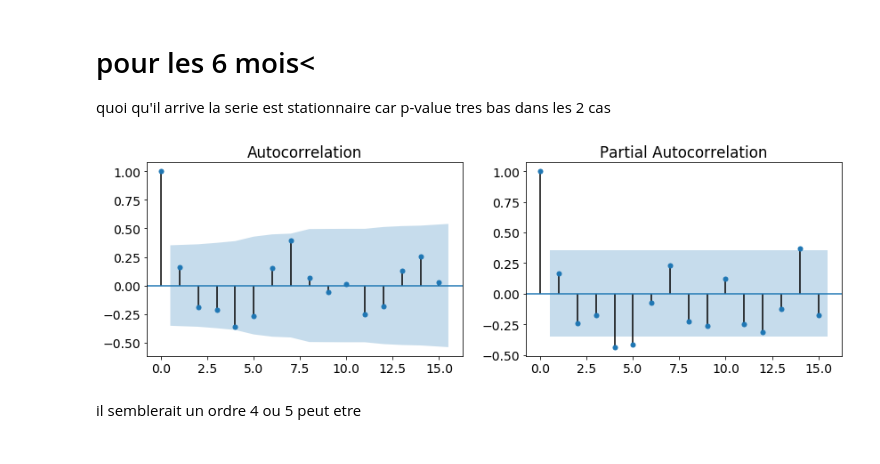
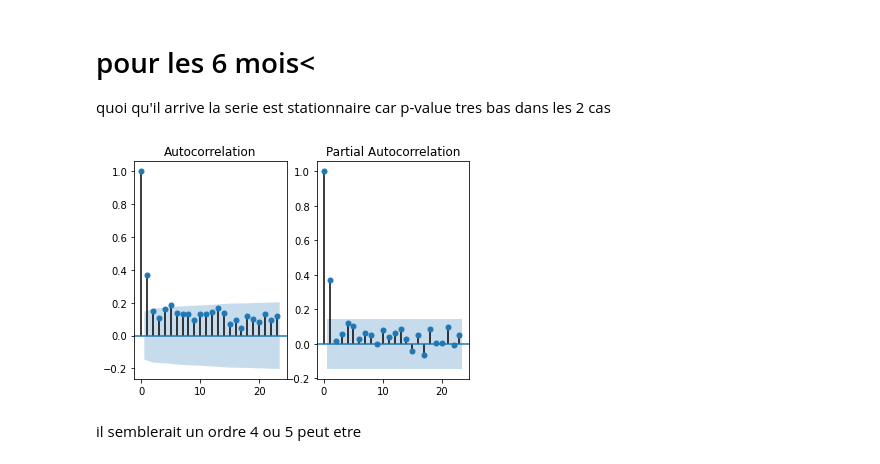
Before and after one commit to Sylvainj1/uber-times-series, a Jupyter notebook: models/ARIMA_test.ipynb, the cells around one changed output. Cells and saved outputs as stored; diff of their text form; code cells hidden in the pictures.

```diff
--- a/models/ARIMA_test.ipynb
+++ b/models/ARIMA_test.ipynb
@@ -18,6 +18,6 @@ uber = pd.read_csv('../uber_data.csv',index_col = 0,parse_dates = ['pickup_dt'])
 # %%
 uber_serie = uber[uber['borough'] == 'Manhattan']
 uber_serie = uber_serie[['pickups']]
-uber_serie = uber_serie[uber_serie.index < '2015-02-01']
+#uber_serie = uber_serie[uber_serie.index < '2015-02-01']
 # %%
 uber_serie = uber_serie.asfreq('d')
@@ -81,9 +98,9 @@ quoi qu'il arrive la serie est stationnaire car p-value tres bas dans les 2 cas
 # %%
 from statsmodels.graphics.tsaplots import plot_acf, plot_pacf
 fig, ax = plt.subplots(1,2)
-plot_acf(uber_serie.dropna(), ax=ax[0])
-plot_pacf(uber_serie.dropna(), ax=ax[1]);
+plot_acf(x.dropna(), ax=ax[0])
+plot_pacf(x.dropna(), ax=ax[1]);
 # %% [output]
-[figure, old version]
+[figure, new version]
 # %% [markdown]
 il semblerait un ordre 4 ou 5 peut etre
```
Also changed, not shown: parts of 20 cells of this notebook, 4 other files.
